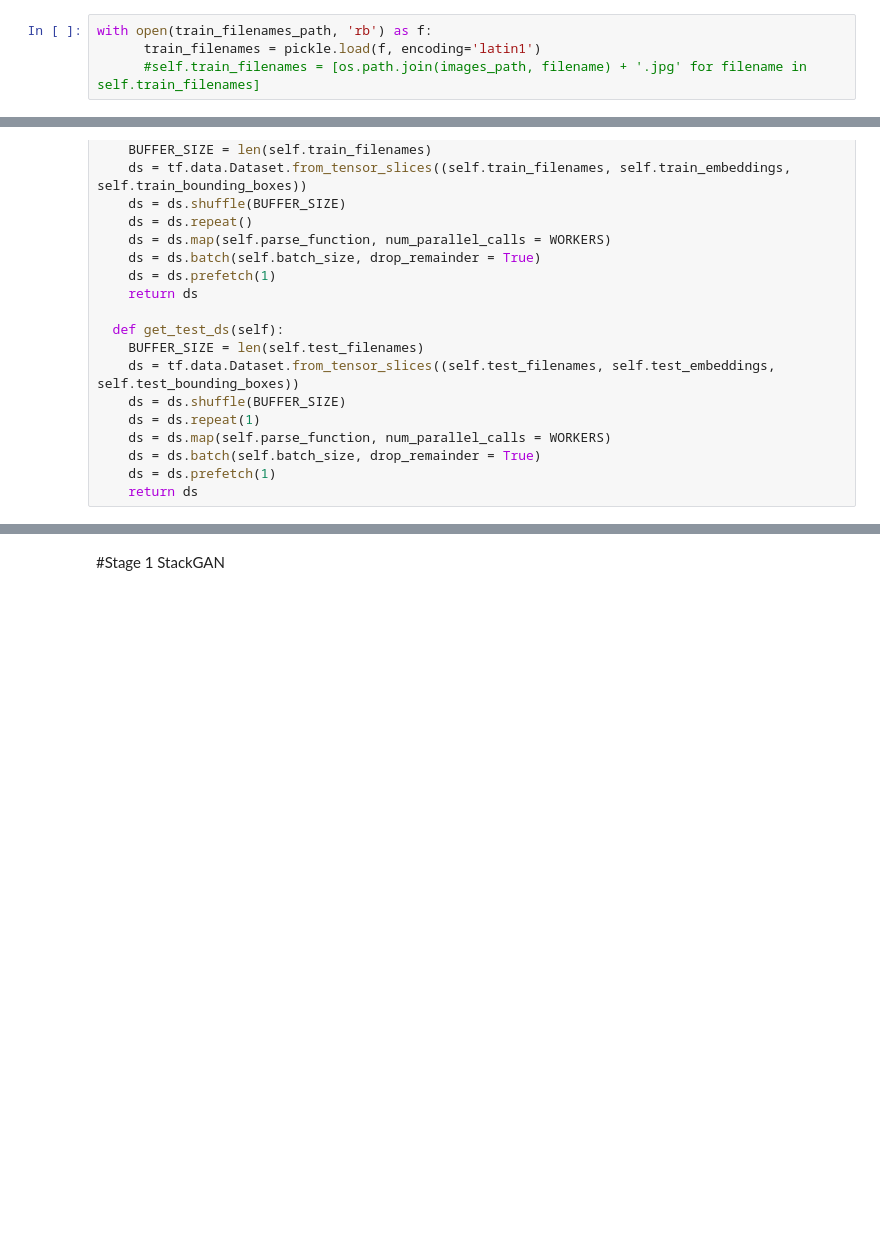
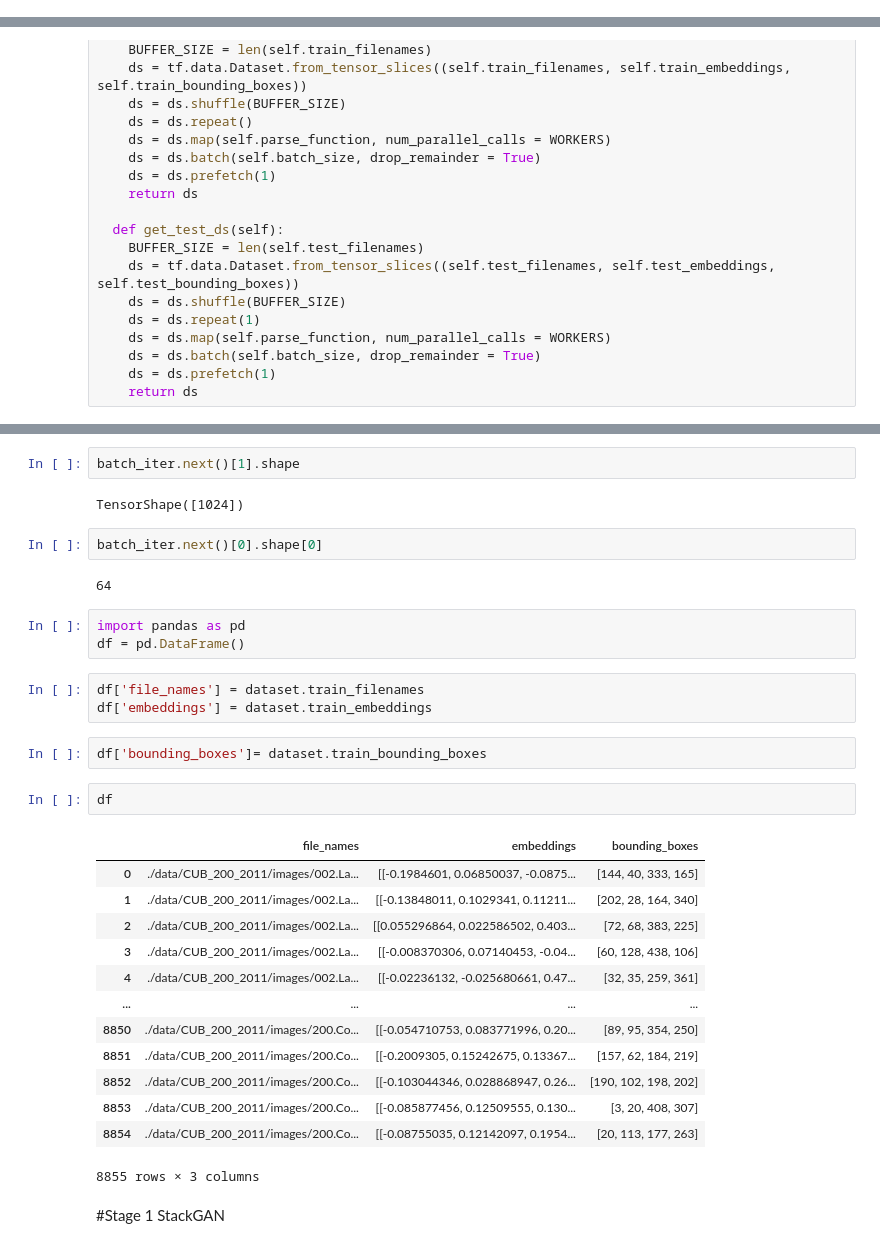
Before and after one commit to Abhis-123/TextToImage, a Jupyter notebook: Test StackGan.ipynb, the cells around one changed output, grey strips where cells are left out. Cells and saved outputs as stored; diff of their text form; blank space fills up the shorter version.

```diff
--- a/Test StackGan.ipynb
+++ b/Test StackGan.ipynb
@@ -33,7 +21,3 @@ images_path = cub_dataset_dir + "/images"
-# %%
-with open(train_filenames_path, 'rb') as f:
-      train_filenames = pickle.load(f, encoding='latin1')
-      #self.train_filenames = [os.path.join(images_path, filename) + '.jpg' for filename in self.train_filenames]
 # %%
 class Dataset():
   def __init__(self, image_size, batch_size = 64):
@@ -145,3 +132,35 @@ train_ds
+# %%
+batch_iter.next()[1].shape
+# %% [output]
+TensorShape([1024])
+# %%
+batch_iter.next()[0].shape[0]
+# %% [output]
+64
+# %%
+import pandas as pd
+df = pd.DataFrame()
+# %%
+df['file_names'] = dataset.train_filenames
+df['embeddings'] = dataset.train_embeddings
+# %%
+df['bounding_boxes']= dataset.train_bounding_boxes
+# %%
+df
+# %% [output]
+|  | file_names | embeddings | bounding_boxes |
+| 0 | ./data/CUB_200_2011/images/002.La... | [[-0.1984601, 0.06850037, -0.0875... | [144, 40, 333, 165] |
+| 1 | ./data/CUB_200_2011/images/002.La... | [[-0.13848011, 0.1029341, 0.11211... | [202, 28, 164, 340] |
+| 2 | ./data/CUB_200_2011/images/002.La... | [[0.055296864, 0.022586502, 0.403... | [72, 68, 383, 225] |
+| 3 | ./data/CUB_200_2011/images/002.La... | [[-0.008370306, 0.07140453, -0.04... | [60, 128, 438, 106] |
+| 4 | ./data/CUB_200_2011/images/002.La... | [[-0.02236132, -0.025680661, 0.47... | [32, 35, 259, 361] |
+| ... | ... | ... | ... |
+| 8850 | ./data/CUB_200_2011/images/200.Co... | [[-0.054710753, 0.083771996, 0.20... | [89, 95, 354, 250] |
+| 8851 | ./data/CUB_200_2011/images/200.Co... | [[-0.2009305, 0.15242675, 0.13367... | [157, 62, 184, 219] |
+| 8852 | ./data/CUB_200_2011/images/200.Co... | [[-0.103044346, 0.028868947, 0.26... | [190, 102, 198, 202] |
+| 8853 | ./data/CUB_200_2011/images/200.Co... | [[-0.085877456, 0.12509555, 0.130... | [3, 20, 408, 307] |
+| 8854 | ./data/CUB_200_2011/images/200.Co... | [[-0.08755035, 0.12142097, 0.1954... | [20, 113, 177, 263] |
+8855 rows × 3 columns
 # %% [markdown]
 #Stage 1 StackGAN
 # %%
```
Also changed, not shown: parts of 11 cells of this notebook, 21 other files.
